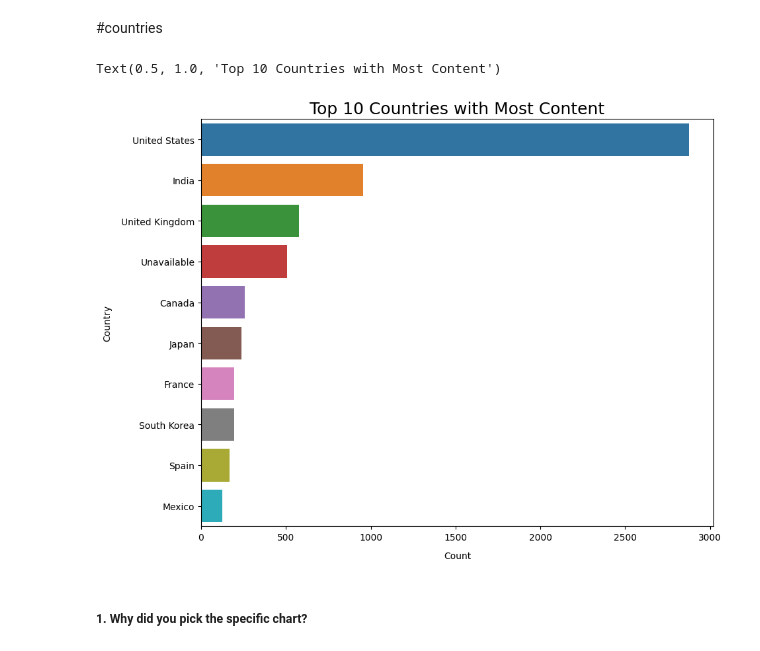
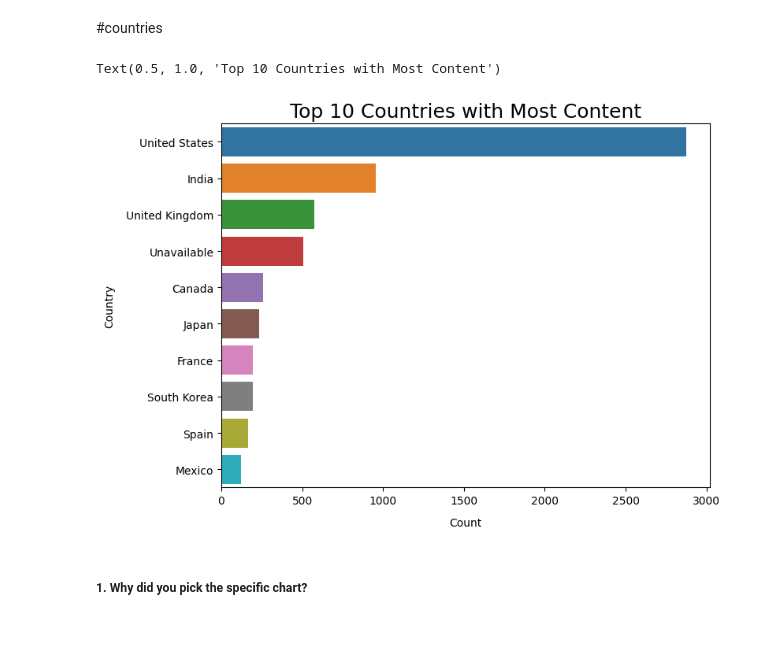
Before and after one commit to subhashsomarouthu/Netflix-Movies-and-TV-Shows-Clustering, a Jupyter notebook: Netflix_Movies_and_TV_Shows_Clustering.ipynb, the cells around one changed output. Cells and saved outputs as stored; diff of their text form; code cells hidden in the pictures.

```diff
--- a/Netflix_Movies_and_TV_Shows_Clustering.ipynb
+++ b/Netflix_Movies_and_TV_Shows_Clustering.ipynb
@@ -663,16 +661,16 @@ Yes, the gained insight can help create a positive business impact. By analyzing
 top10_country= df_copy['country'].apply(lambda x: x.split(",")[0])
 # %%
 #top_10 content producing countries on Netflix
-plt.figure(figsize=(10,8))
+plt.figure(figsize=(8,6))
 
 sns.countplot(y=top10_country, data=df_copy, order=top10_country.value_counts().index[:10])
 
 plt.xlabel("Count", labelpad=10)
 plt.ylabel("Country", labelpad=10)
 plt.title("Top 10 Countries with Most Content", fontsize=18)
 # %% [output]
 Text(0.5, 1.0, 'Top 10 Countries with Most Content')
-[figure, old version]
+[figure, new version]
 # %% [markdown]
 ##### 1. Why did you pick the specific chart?
 # %% [markdown]
```
Also changed, not shown: parts of 10 cells of this notebook.
